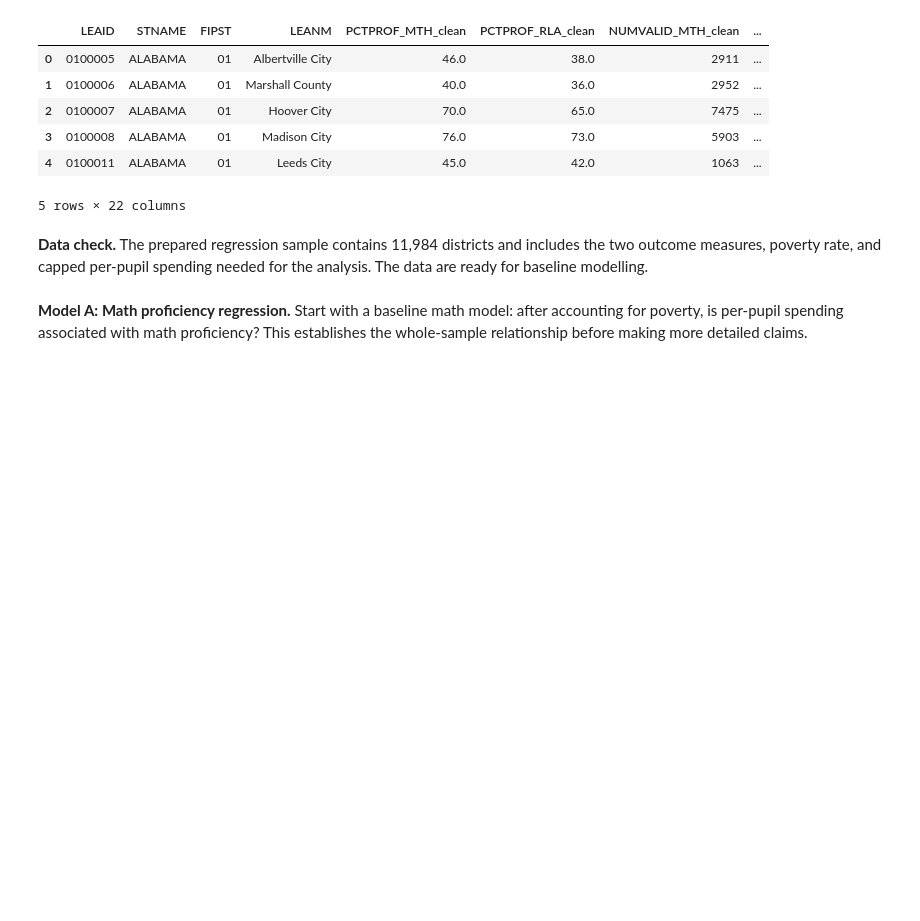
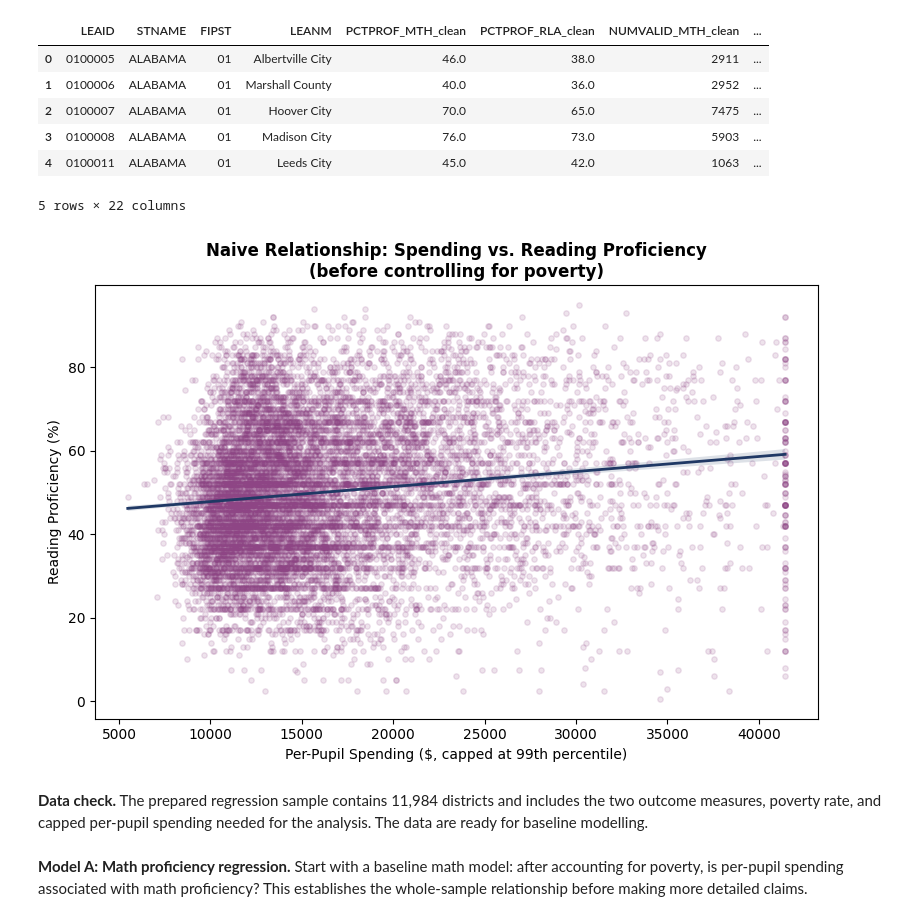
Before and after one commit to sheljasolanki/School-funding-outcomes-analysis, a Jupyter notebook: notebooks/Regression.ipynb, the cells around one changed output. Drawn from its saved outputs; the diff is of its cells as text; code cells hidden in the pictures; blank space fills up the shorter version.

```diff
--- a/notebooks/Regression.ipynb
+++ b/notebooks/Regression.ipynb
@@ -20,6 +20,29 @@ df_regression.head()
 | 3 | 0100008 | ALABAMA | 01 | Madison City | 76.0 | 73.0 | 5903 | ... |
 | 4 | 0100011 | ALABAMA | 01 | Leeds City | 45.0 | 42.0 | 1063 | ... |
 5 rows × 22 columns
+# %%
+# WHY: Before showing the poverty-controlled regression result, we show the
+# naive, unadjusted relationship between spending and proficiency. This is
+# the "obvious" pattern people usually point to — and sets up why controlling
+# for poverty later changes the story.
+
+import matplotlib.pyplot as plt
+import seaborn as sns
+import numpy as np
+
+fig, ax = plt.subplots(figsize=(8, 5.5))
+sns.regplot(
+    data=df_regression, x='per_pupil_exp_capped', y='PCTPROF_RLA_clean',
+    scatter_kws={'alpha': 0.15, 'color': '#8E4585', 's': 15},
+    line_kws={'color': '#1F3864', 'linewidth': 2}, ax=ax
+)
+ax.set_title('Naive Relationship: Spending vs. Reading Proficiency\n(before controlling for poverty)', fontweight='bold')
+ax.set_xlabel('Per-Pupil Spending ($, capped at 99th percentile)')
+ax.set_ylabel('Reading Proficiency (%)')
+plt.tight_layout()
+plt.show()
+# %% [output]
+[figure, added]
 # %% [markdown]
 **Data check.** The prepared regression sample contains 11,984 districts and includes the two outcome measures, poverty rate, and capped per-pupil spending needed for the analysis. The data are ready for baseline modelling.
 # %% [markdown]
```
Also changed, not shown: parts of 5 cells of this notebook, 7 other files.
